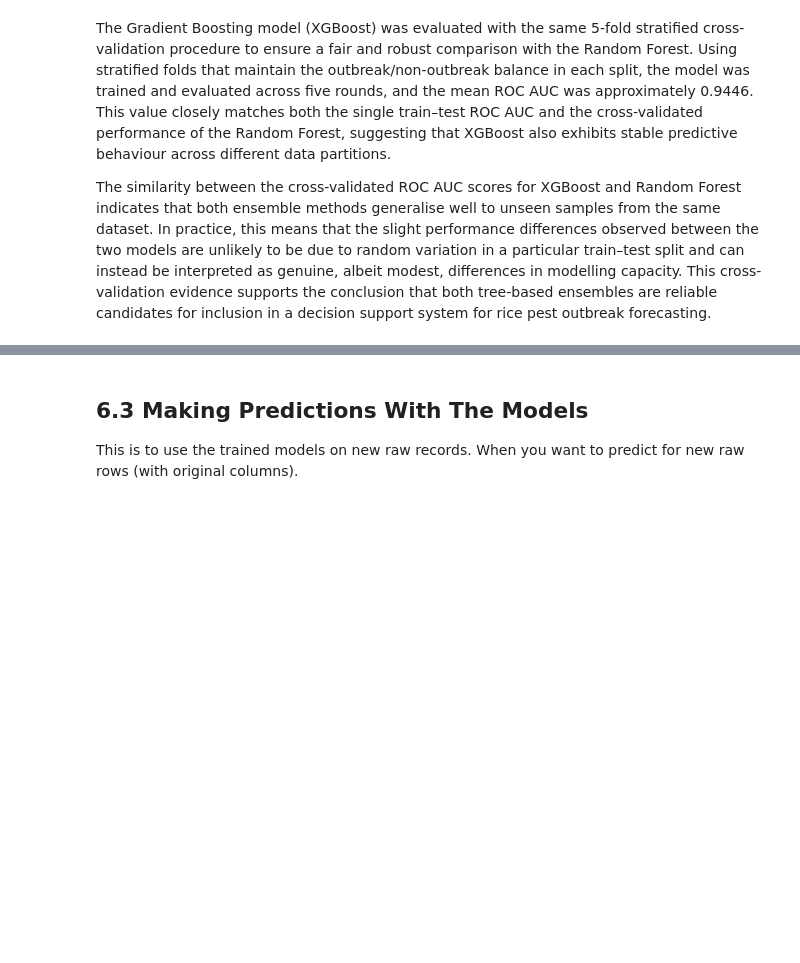
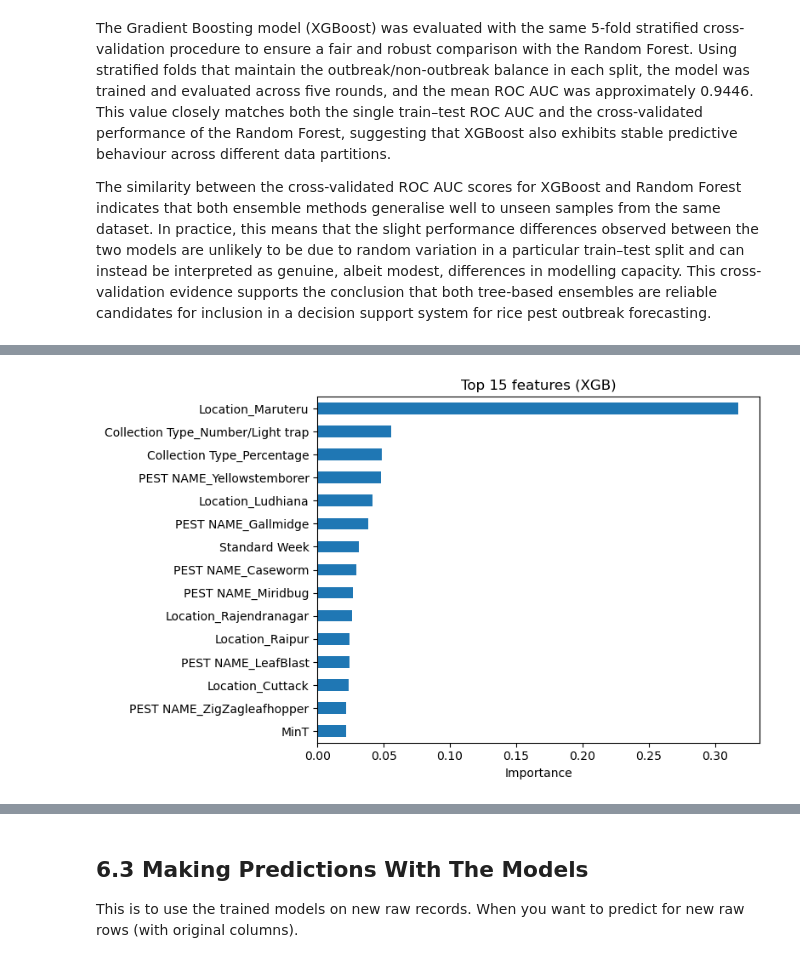
Before and after one commit to HXCLogic/Predictive-Modelling-for-Pest-Outbreak-Using-Machine-Learning-Techniques, a Jupyter notebook: Rice - Pest and Diseases/Rice.ipynb, the cells around one changed output, grey strips where cells are left out. Saved outputs shown, nothing was run; the diff lists cells and outputs as text; code cells hidden in the pictures; blank space fills up the shorter version.

```diff
--- a/Rice - Pest and Diseases/Rice.ipynb
+++ b/Rice - Pest and Diseases/Rice.ipynb
@@ -893,0 +989,12 @@ The similarity between the cross-validated ROC AUC scores for XGBoost and Random
+# %%
+top_n = 15
+top_importances = xgb_importances.sort_values(ascending=False).head(top_n)
+
+plt.figure(figsize=(8, 5))
+top_importances[::-1].plot(kind="barh")  # reverse for horizontal plot
+plt.xlabel("Importance")
+plt.title(f"Top {top_n} features (XGB)")
+plt.tight_layout()
+plt.show()
+# %% [output]
+[figure, added]
```
Also changed, not shown: parts of 17 cells of this notebook, 7 other files.
